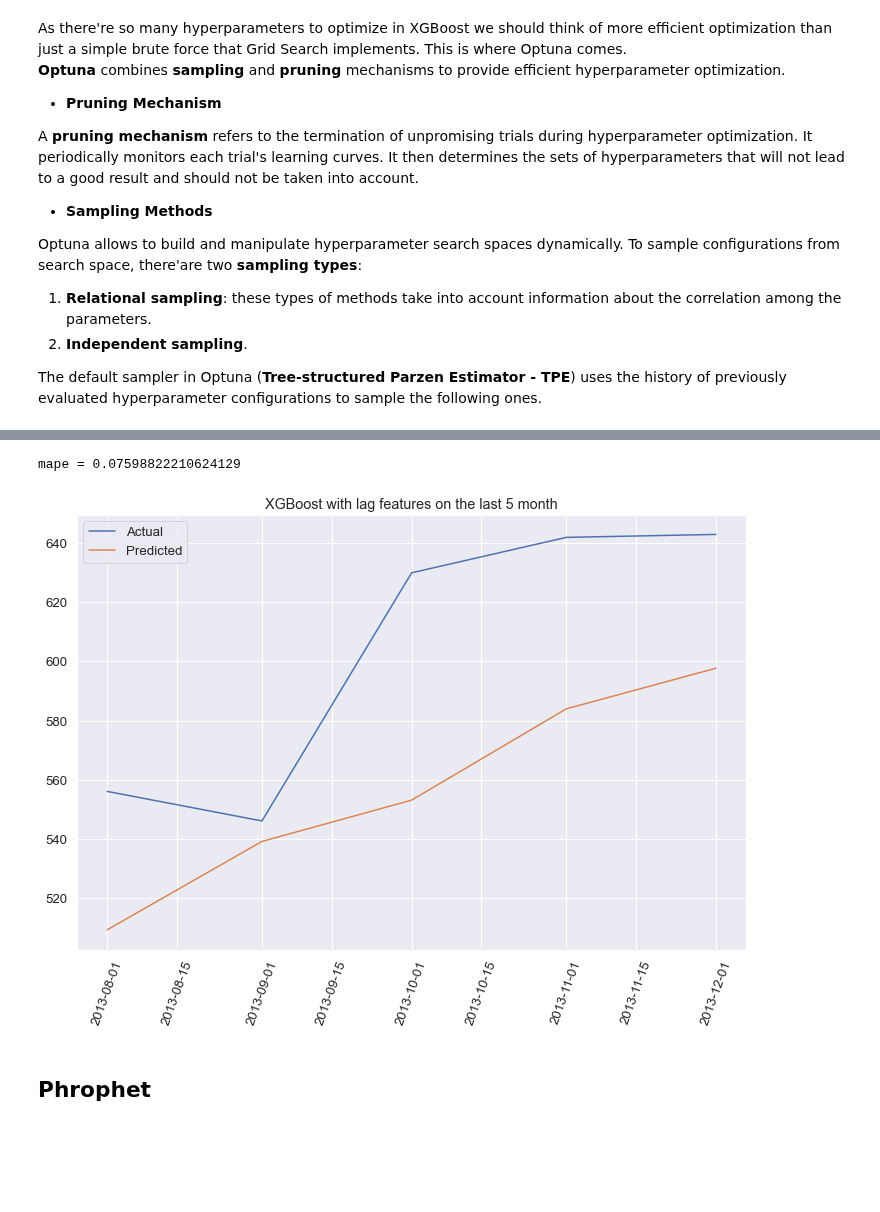
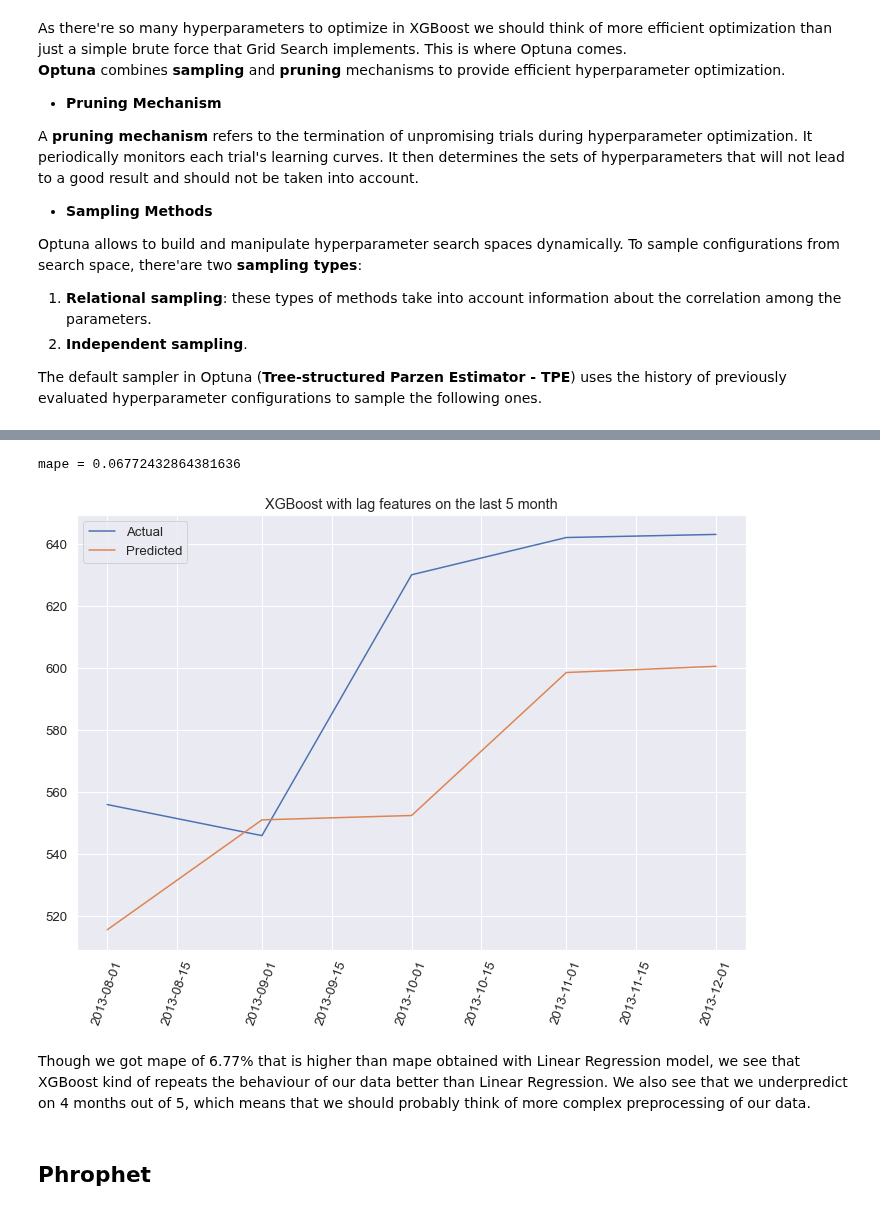
Before and after one commit to Dosann/Time-series-forecast, a Jupyter notebook: shipment_forecast.ipynb, the cells around one changed output, grey strips where cells are left out. Cells and saved outputs as stored; diff of their text form; code cells hidden in the pictures; blank space fills up the shorter version.

Commit message:
added final thoughts

```diff
--- a/shipment_forecast.ipynb
+++ b/shipment_forecast.ipynb
@@ -701,13 +701,15 @@ optuna.visualization.matplotlib.plot_optimization_history(study);
-# %%
-xgb_reg = xgb.XGBRegressor(**trial.params)
-std_err, mape_err, predicted_values = evaluate(xgb_reg, X, y)
-
-new_pred = predicted_values + res_sh.trend[-5:].values
-print(f'mape = {mape(y_true, new_pred)}')
-plot_results(x, y_true, new_pred, title='XGBoost with lag features on the last 5 month')
-# %% [output]
-mape = 0.07598822210624129
-[figure, removed]
+# %%
+xgb_reg = xgb.XGBRegressor(**trial.params)
+std_err, mape_err, predicted_values = evaluate(xgb_reg, X, y)
+
+new_pred = predicted_values + res_sh.trend[-5:].values + res_sh.seasonal[-5:].values
+print(f'mape = {mape(y_true, new_pred)}')
+plot_results(x, y_true, new_pred, title='XGBoost with lag features on the last 5 month')
+# %% [output]
+mape = 0.06772432864381636
+[figure, added]
+# %% [markdown]
+Though we got mape of 6.77% that is higher than mape obtained with Linear Regression model, we see that XGBoost kind of repeats the behaviour of our data better than Linear Regression. We also see that we underpredict on 4 months out of 5, which means that we should probably think of more complex preprocessing of our data.
 # %% [markdown]
 ## Phrophet
 # %% [markdown]
```
Also changed, not shown: parts of 10 cells of this notebook.
